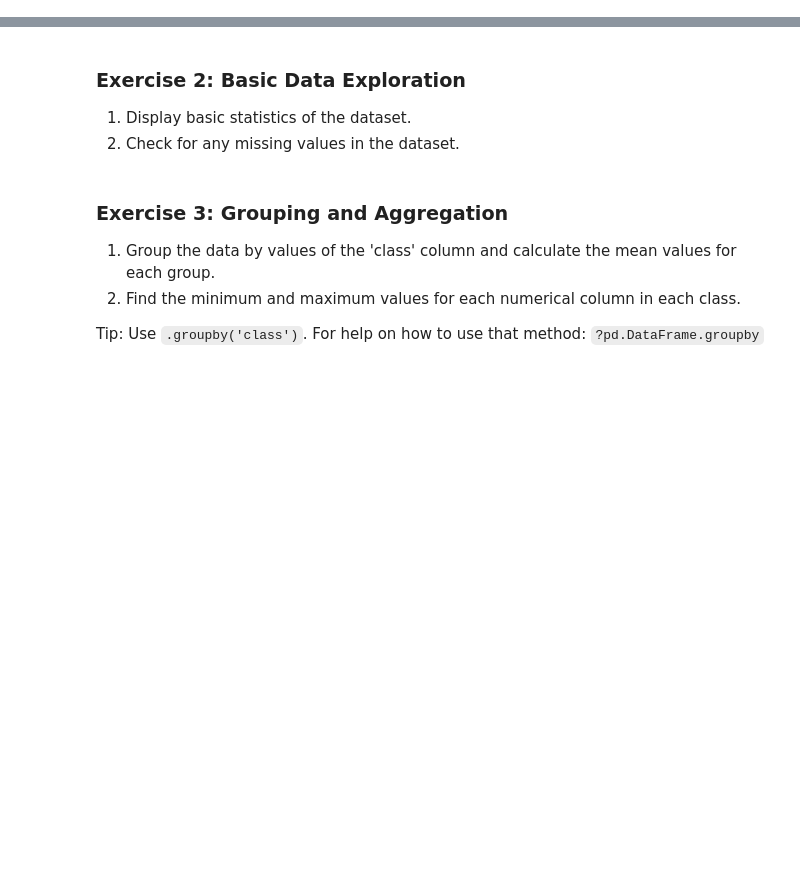
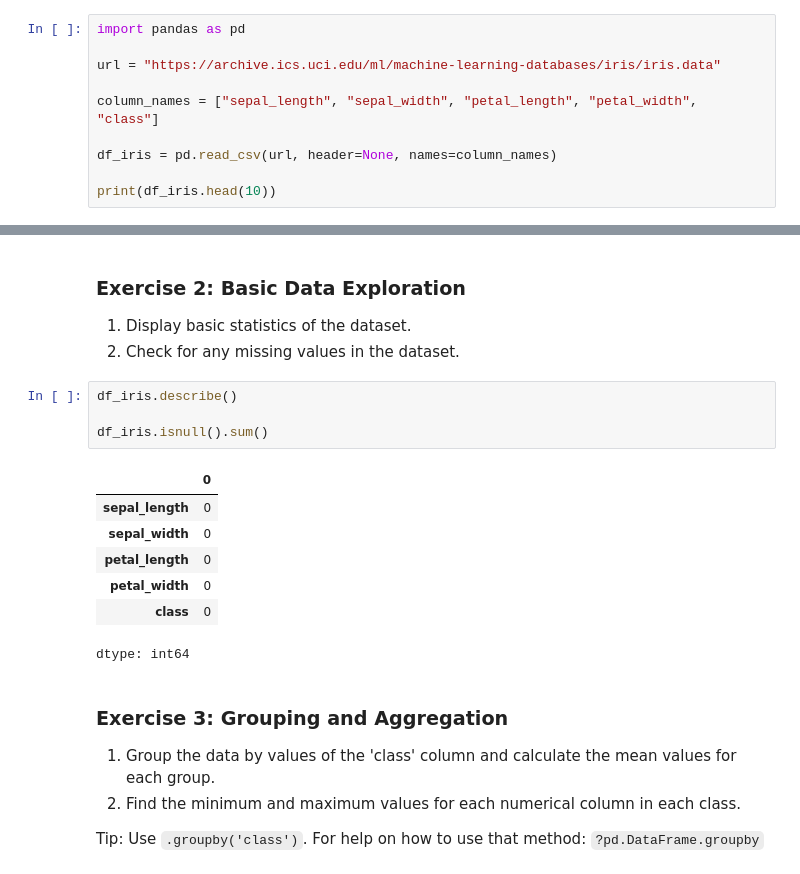
Before and after one commit to lovodetola/scinbre-python-2025, a Jupyter notebook: Day4_pandas/day4_without_answers.ipynb, the cells around one changed output, grey strips where cells are left out. Drawn from its saved outputs; the diff is of its cells as text; blank space fills up the shorter version.

````diff
--- a/Day4_pandas/day4_without_answers.ipynb
+++ b/Day4_pandas/day4_without_answers.ipynb
@@ -723,3 +549,13 @@ Here is some helper code:
 ```url = "https://archive.ics.uci.edu/ml/machine-learning-databases/iris/iris.data"```
 
 ```column_names = ["sepal_length", "sepal_width", "petal_length", "petal_width", "class"]```
+# %%
+import pandas as pd
+
+url = "https://archive.ics.uci.edu/ml/machine-learning-databases/iris/iris.data"
+
+column_names = ["sepal_length", "sepal_width", "petal_length", "petal_width", "class"]
+
+df_iris = pd.read_csv(url, header=None, names=column_names)
+
+print(df_iris.head(10))
@@ -729,6 +577,18 @@ Here is some helper code:
 
 1.   Display basic statistics of the dataset.
 2.   Check for any missing values in the dataset.
+# %%
+df_iris.describe()
+
+df_iris.isnull().sum()
+# %% [output]
+|  | 0 |
+| sepal_length | 0 |
+| sepal_width | 0 |
+| petal_length | 0 |
+| petal_width | 0 |
+| class | 0 |
+dtype: int64
 # %% [markdown]
 ### Exercise 3: Grouping and Aggregation
 
````
Also changed, not shown: parts of 59 cells of this notebook.
